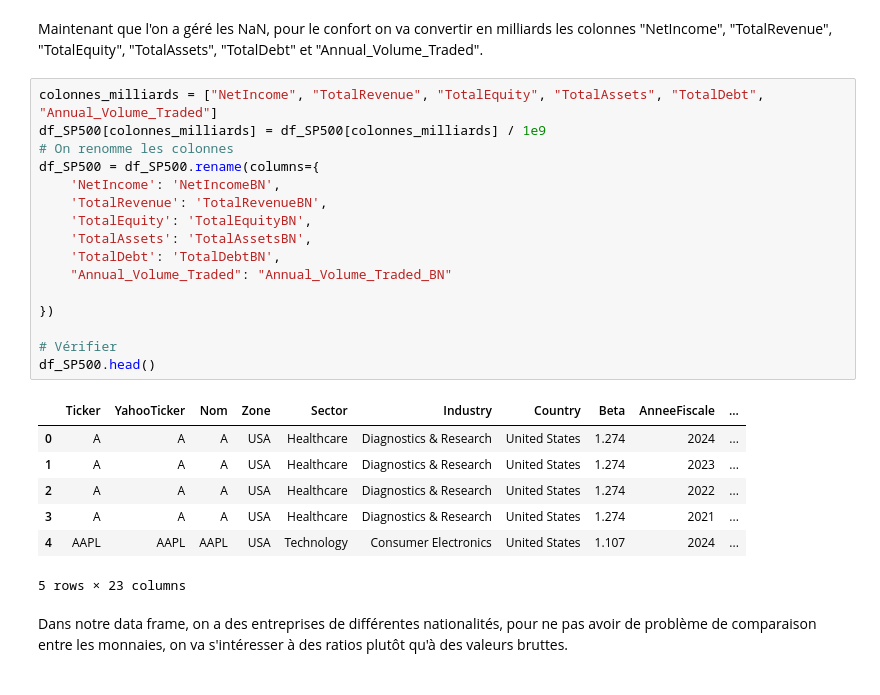
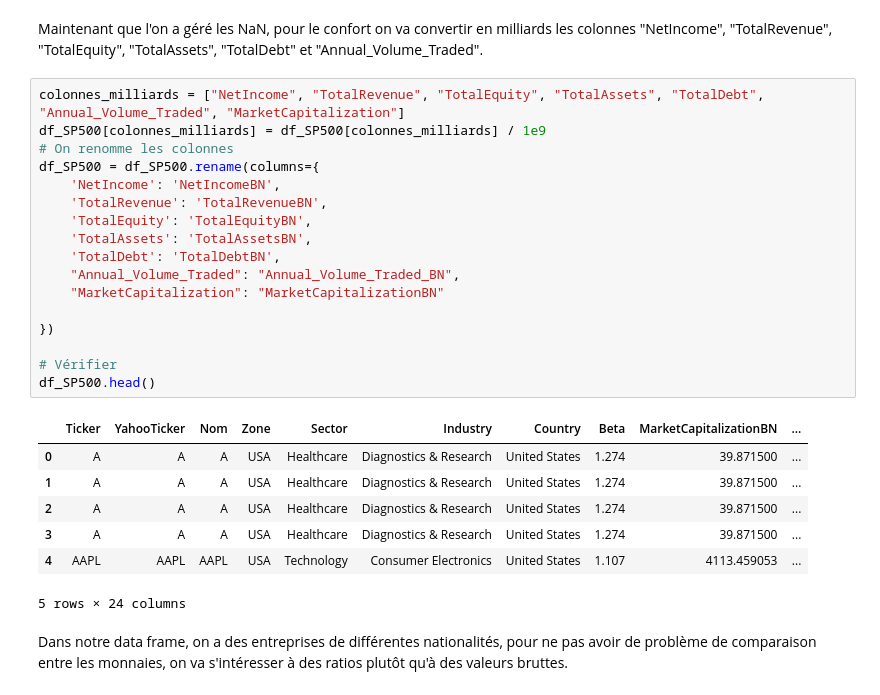
Before and after one commit to tnourlyn/Projet-Python---The-Transatlantic-valuation-guide, a Jupyter notebook: Nettoyage des données/Nettoyage_SP500.ipynb, the cells around one changed output. Saved outputs shown, nothing was run; the diff lists cells and outputs as text.

```diff
--- a/Nettoyage des données/Nettoyage_SP500.ipynb
+++ b/Nettoyage des données/Nettoyage_SP500.ipynb
@@ -154,29 +154,30 @@ print(df_SP500.shape)
 # %% [markdown]
 Maintenant que l'on a géré les NaN, pour le confort on va convertir en milliards les colonnes "NetIncome", "TotalRevenue", "TotalEquity", "TotalAssets", "TotalDebt" et "Annual_Volume_Traded".
 # %%
-colonnes_milliards = ["NetIncome", "TotalRevenue", "TotalEquity", "TotalAssets", "TotalDebt", "Annual_Volume_Traded"]
+colonnes_milliards = ["NetIncome", "TotalRevenue", "TotalEquity", "TotalAssets", "TotalDebt", "Annual_Volume_Traded", "MarketCapitalization"]
 df_SP500[colonnes_milliards] = df_SP500[colonnes_milliards] / 1e9
 # On renomme les colonnes
 df_SP500 = df_SP500.rename(columns={
     'NetIncome': 'NetIncomeBN',
     'TotalRevenue': 'TotalRevenueBN',
     'TotalEquity': 'TotalEquityBN',
     'TotalAssets': 'TotalAssetsBN',
     'TotalDebt': 'TotalDebtBN',
-    "Annual_Volume_Traded": "Annual_Volume_Traded_BN"
+    "Annual_Volume_Traded": "Annual_Volume_Traded_BN",
+    "MarketCapitalization": "MarketCapitalizationBN"
 
 })
 
 # Vérifier
 df_SP500.head()
 # %% [output]
-|  | Ticker | YahooTicker | Nom | Zone | Sector | Industry | Country | Beta | AnneeFiscale | ... |
-| 0 | A | A | A | USA | Healthcare | Diagnostics & Research | United States | 1.274 | 2024 | ... |
-| 1 | A | A | A | USA | Healthcare | Diagnostics & Research | United States | 1.274 | 2023 | ... |
-| 2 | A | A | A | USA | Healthcare | Diagnostics & Research | United States | 1.274 | 2022 | ... |
-| 3 | A | A | A | USA | Healthcare | Diagnostics & Research | United States | 1.274 | 2021 | ... |
-| 4 | AAPL | AAPL | AAPL | USA | Technology | Consumer Electronics | United States | 1.107 | 2024 | ... |
+|  | Ticker | YahooTicker | Nom | Zone | Sector | Industry | Country | Beta | MarketCapitalizationBN | ... |
+| 0 | A | A | A | USA | Healthcare | Diagnostics & Research | United States | 1.274 | 39.871500 | ... |
+| 1 | A | A | A | USA | Healthcare | Diagnostics & Research | United States | 1.274 | 39.871500 | ... |
+| 2 | A | A | A | USA | Healthcare | Diagnostics & Research | United States | 1.274 | 39.871500 | ... |
+| 3 | A | A | A | USA | Healthcare | Diagnostics & Research | United States | 1.274 | 39.871500 | ... |
+| 4 | AAPL | AAPL | AAPL | USA | Technology | Consumer Electronics | United States | 1.107 | 4113.459053 | ... |
-5 rows × 23 columns
+5 rows × 24 columns
 # %% [markdown]
 Dans notre data frame, on a des entreprises de différentes nationalités, pour ne pas avoir de problème de comparaison entre les monnaies, on va s'intéresser à des ratios plutôt qu'à des valeurs bruttes.
 # %% [markdown]
```
Also changed, not shown: parts of 16 cells of this notebook, 6 other files.
